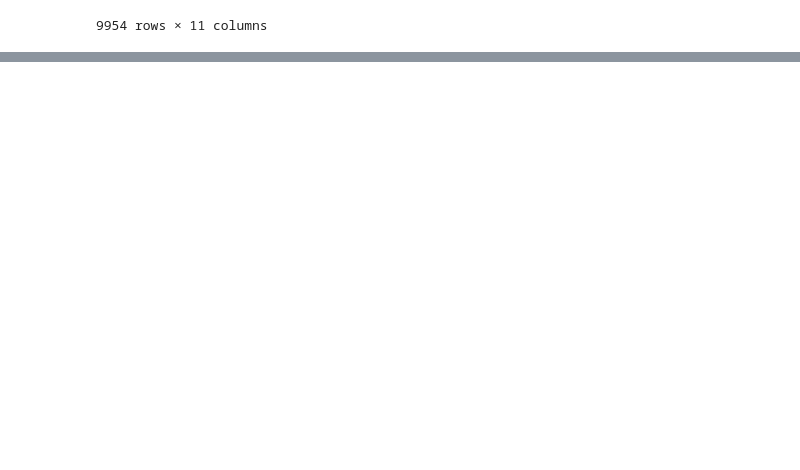
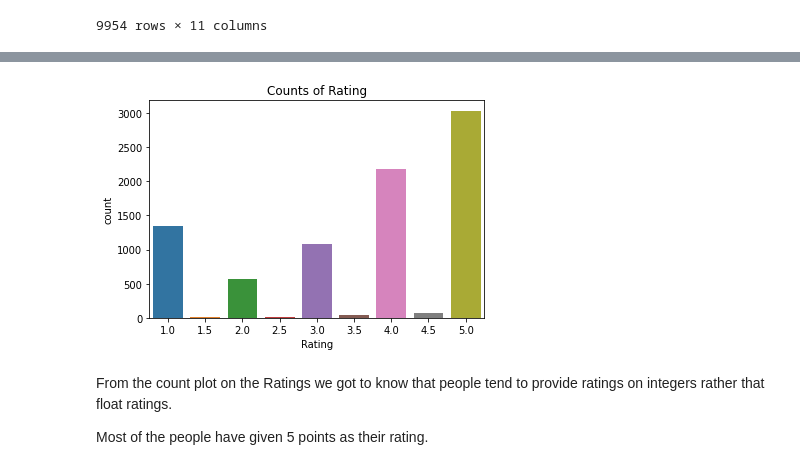
Before and after one commit to Srijan-Rai/Zomato-Restaurant-Clustering, a Jupyter notebook: ZOMATO_RESTAURANT_CLUSTERING_AND_SENTIMENT_ANALYSIS.ipynb, the cells around one changed output, grey strips where cells are left out. Cells and saved outputs as stored; diff of their text form; code cells hidden in the pictures; blank space fills up the shorter version.

```diff
--- a/ZOMATO_RESTAURANT_CLUSTERING_AND_SENTIMENT_ANALYSIS.ipynb
+++ b/ZOMATO_RESTAURANT_CLUSTERING_AND_SENTIMENT_ANALYSIS.ipynb
@@ -357,0 +421,5 @@ reviews
+# %%
+for feature in ["Cost", "Number_of_Cusines","Average Ratings","Total Pictures","Total Reviews","Total Followers"]:
+  plt.figure(figsize=[20,8])
+  plt.xticks(rotation=90)
+  sns.barplot(x= "Restaurant", y= feature , data = metadata_with_reviews.sort_values(by=feature, ascending = False))
@@ -357,0 +531,12 @@ reviews
+# %%
+def getReviewCountPlots(feature):
+  sns.countplot(reviews[feature].sort_values())
+  plt.title(f"Counts of {feature}")
+# %%
+getReviewCountPlots("Rating")
+# %% [output]
+[figure, added]
+# %% [markdown]
+From the count plot on the Ratings we got to know that people tend to provide ratings on integers rather that float ratings.
+
+Most of the people have given 5 points as their rating.
```
Also changed, not shown: parts of 30 cells of this notebook.
